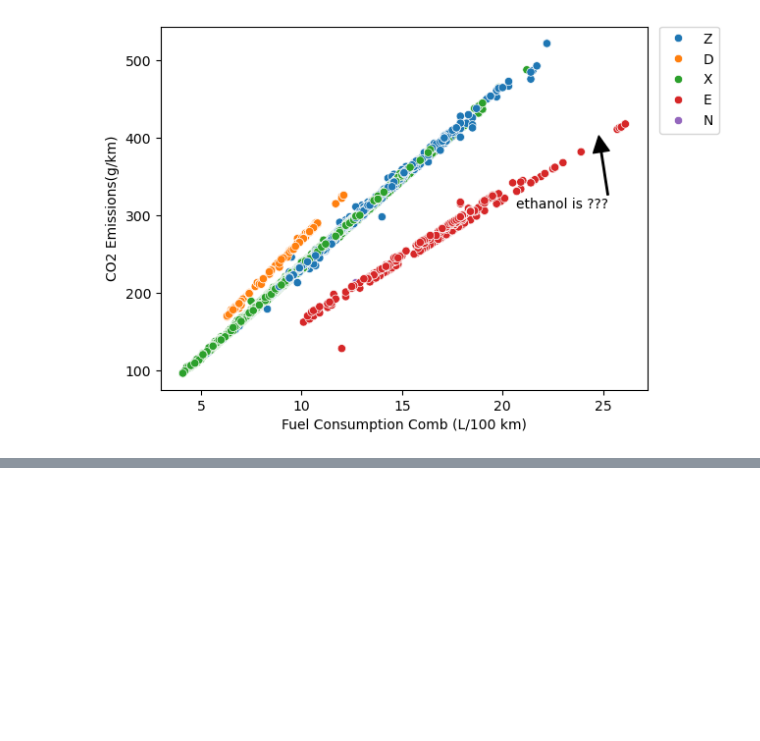
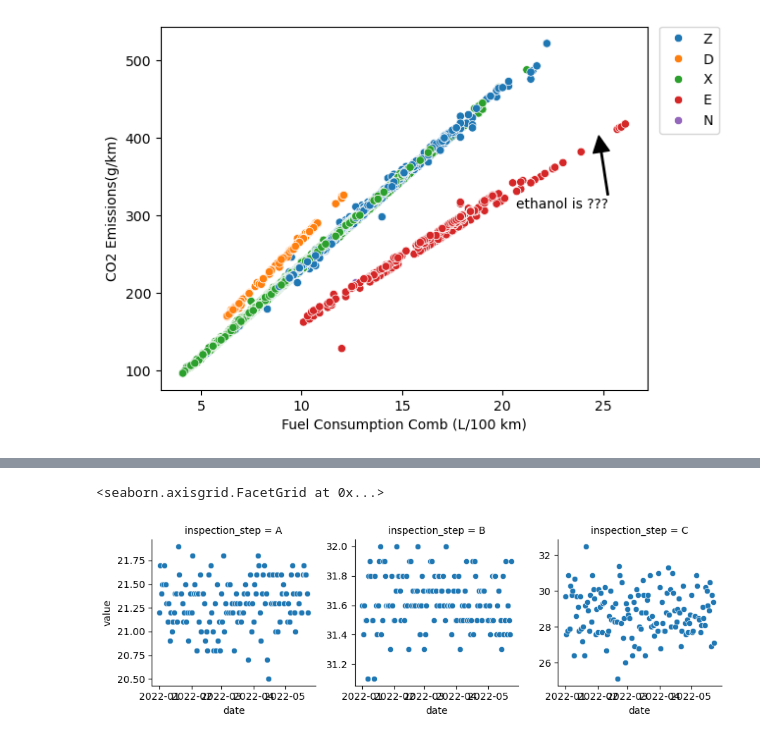
Before and after one commit to 2rlo0/hipython_rep, a Jupyter notebook: 74_visualization_tips.ipynb, the cells around one changed output, grey strips where cells are left out. Drawn from its saved outputs; the diff is of its cells as text; code cells hidden in the pictures; blank space fills up the shorter version.

```diff
--- a/74_visualization_tips.ipynb
+++ b/74_visualization_tips.ipynb
@@ -395,0 +460,6 @@ fig.show()
+# %%
+g = sns.FacetGrid(df_ins, sharex=False, sharey=False, col='inspection_step') # 검사공정 값 A, B, C 각각 차트 구분
+g.map_dataframe(sns.scatterplot, x='date', y='value') # 데이터 뿌리기?
+# %% [output]
+<seaborn.axisgrid.FacetGrid at 0x...>
+[figure, added]
```
Also changed, not shown: parts of 11 cells of this notebook, 1 other file.
